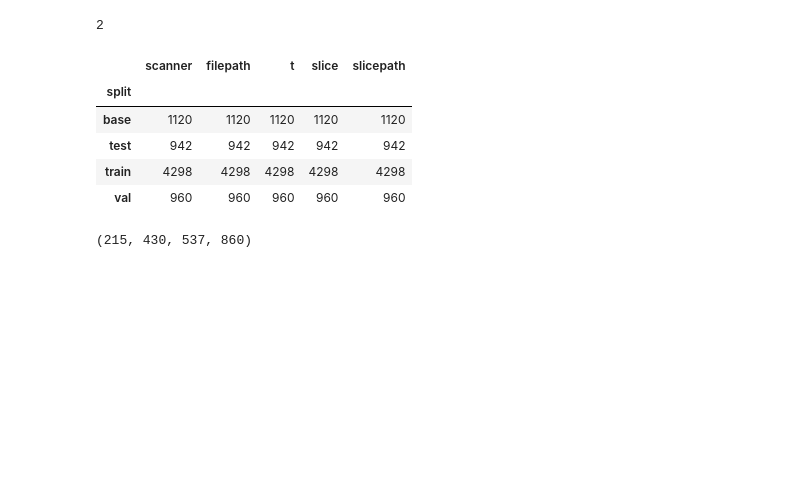
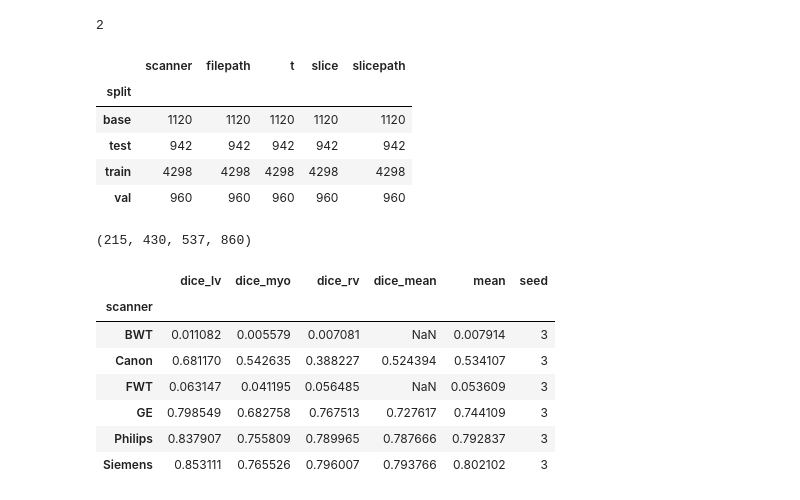
Before and after one commit to cirmuw/casa, a Jupyter notebook: evaluation/cardiac_evaluation.ipynb, the cells around one changed output. Drawn from its saved outputs; the diff is of its cells as text; code cells hidden in the pictures; blank space fills up the shorter version.

```diff
--- a/evaluation/cardiac_evaluation.ipynb
+++ b/evaluation/cardiac_evaluation.ipynb
@@ -95,3 +96,14 @@ df.groupby('split').count()
 round(4298/20), round(4298/10), round(4298/8), round(4298/5)
 # %% [output]
 (215, 430, 537, 860)
+# %%
+eval_config('../training_configs/cardiac_uncertainty.yml', seeds=[1, 2, 3, 4, 5], split=['val']).groupby('scanner').mean()
+# %% [output]
+|  | dice_lv | dice_myo | dice_rv | dice_mean | mean | seed |
+| scanner |  |  |  |  |  |  |
+| BWT | 0.011082 | 0.005579 | 0.007081 | NaN | 0.007914 | 3 |
+| Canon | 0.681170 | 0.542635 | 0.388227 | 0.524394 | 0.534107 | 3 |
+| FWT | 0.063147 | 0.041195 | 0.056485 | NaN | 0.053609 | 3 |
+| GE | 0.798549 | 0.682758 | 0.767513 | 0.727617 | 0.744109 | 3 |
+| Philips | 0.837907 | 0.755809 | 0.789965 | 0.787666 | 0.792837 | 3 |
+| Siemens | 0.853111 | 0.765526 | 0.796007 | 0.793766 | 0.802102 | 3 |
```
Also changed, not shown: parts of 7 cells of this notebook, 15 other files.
